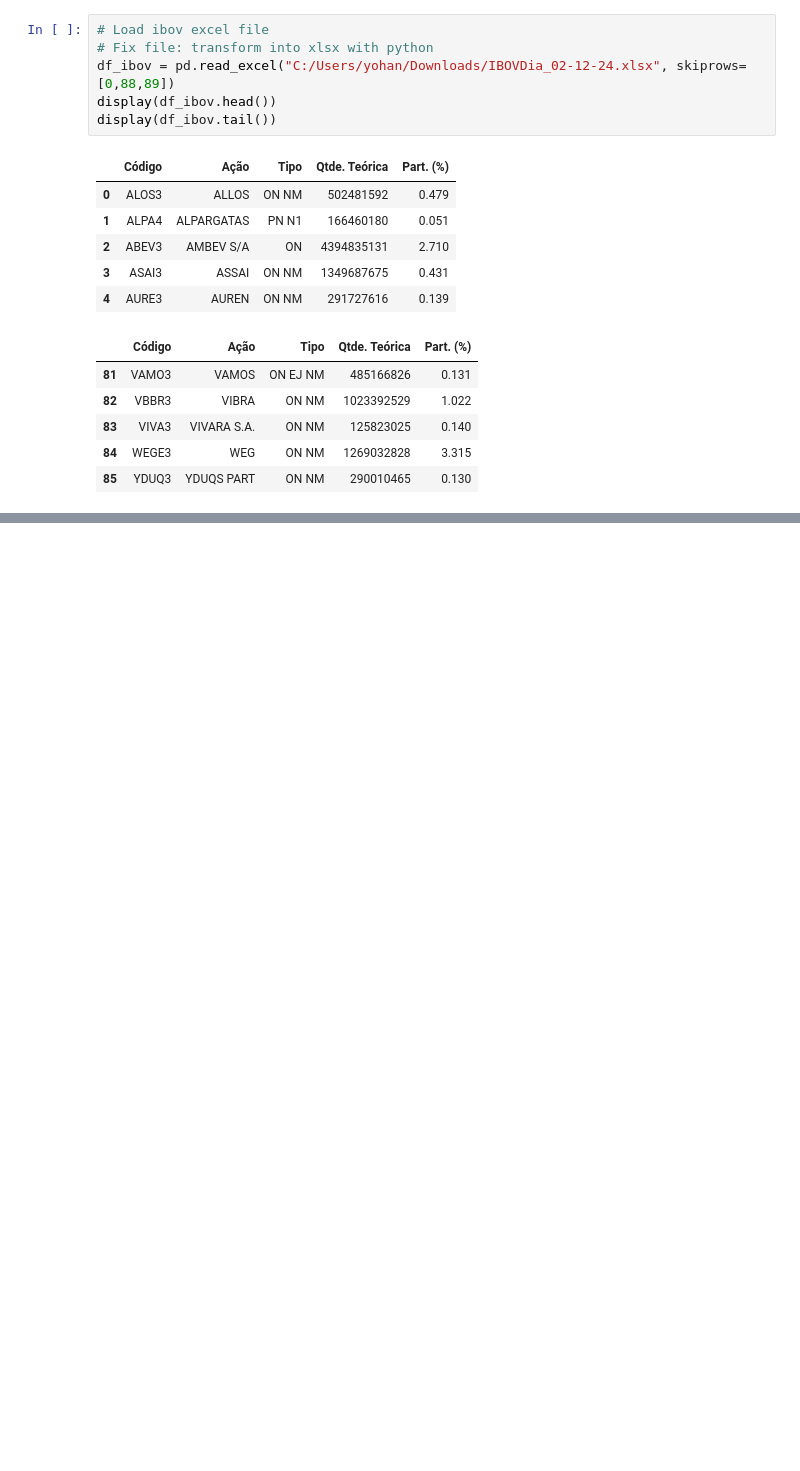
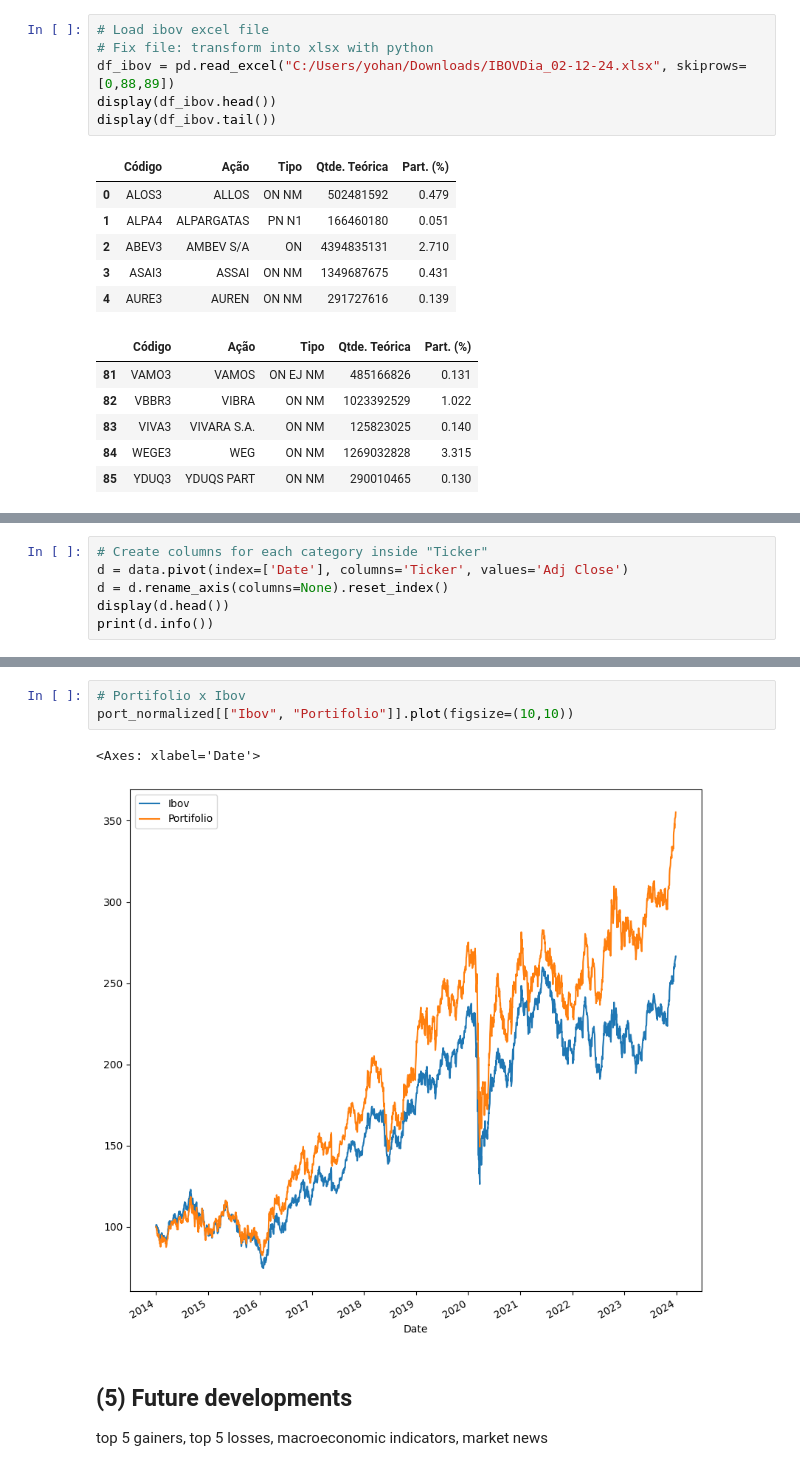
Before and after one commit to YohanMercesR/dashboard-financas, a Jupyter notebook: script_dashboard.ipynb.ipynb, the cells around one changed output, grey strips where cells are left out. Cells and saved outputs as stored; diff of their text form; blank space fills up the shorter version.

```diff
--- a/script_dashboard.ipynb.ipynb
+++ b/script_dashboard.ipynb.ipynb
@@ -181,0 +237,6 @@ memory usage: 12.2+ MB
+# %%
+# Create columns for each category inside "Ticker"
+d = data.pivot(index=['Date'], columns='Ticker', values='Adj Close')
+d = d.rename_axis(columns=None).reset_index()
+display(d.head())
+print(d.info())
@@ -181,0 +353,9 @@ memory usage: 12.2+ MB
+# %%
+# Portifolio x Ibov
+port_normalized[["Ibov", "Portifolio"]].plot(figsize=(10,10))
+# %% [output]
+<Axes: xlabel='Date'>
+[figure, added]
+# %% [markdown]
+## (5) Future developments
+top 5 gainers, top 5 losses, macroeconomic indicators, market news
```
Also changed, not shown: parts of 14 cells of this notebook.
